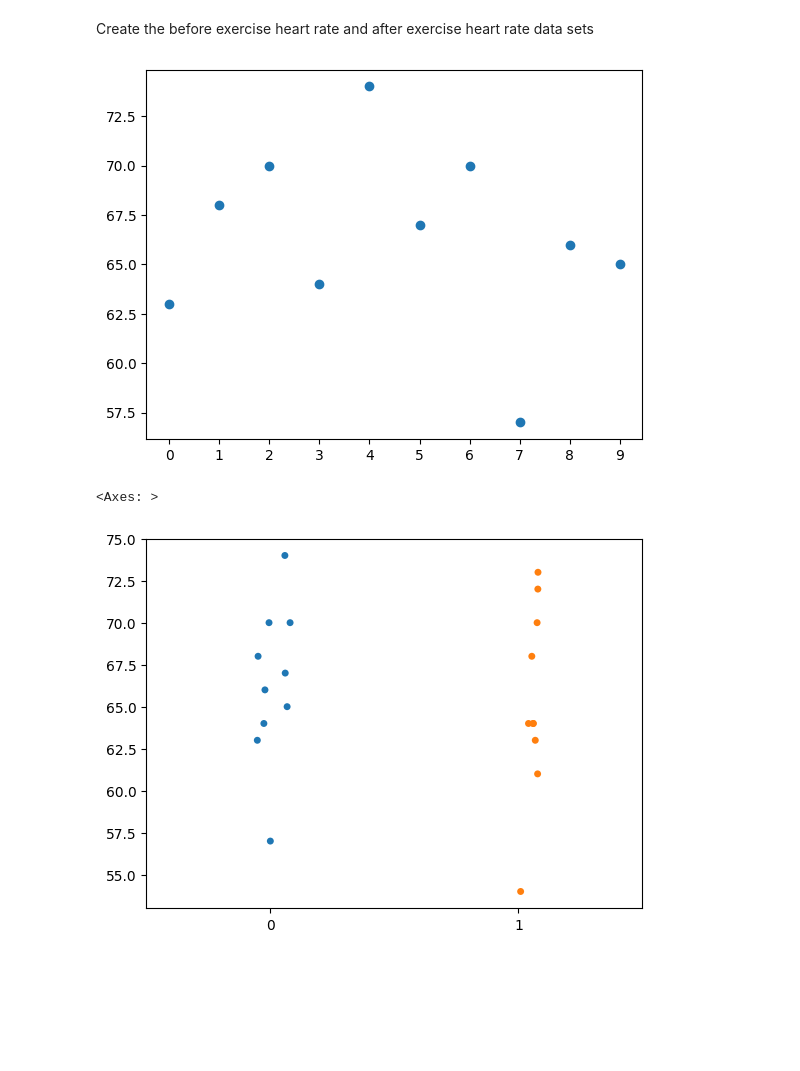
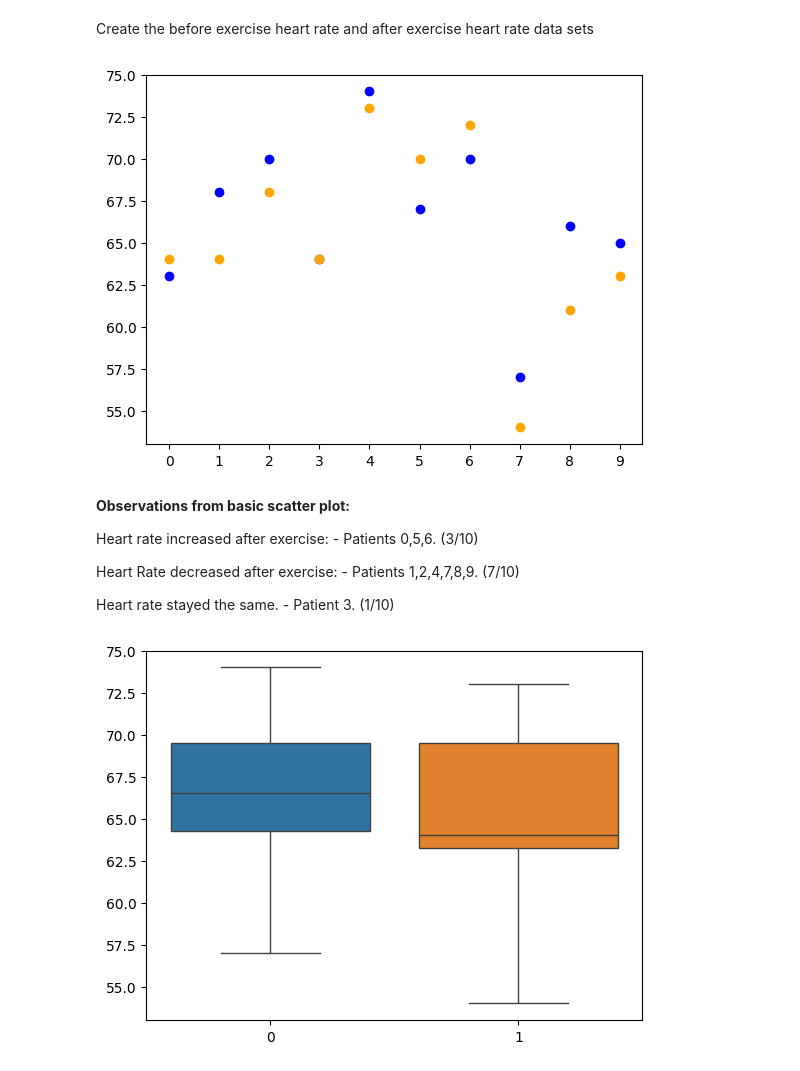
Before and after one commit to PectenMaximus/applied_statistics_ar-, a Jupyter notebook: tasks.ipynb, the cells around one changed output. Cells and saved outputs as stored; diff of their text form; code cells hidden in the pictures; blank space fills up the shorter version.

```diff
--- a/tasks.ipynb
+++ b/tasks.ipynb
@@ -361,13 +351,26 @@ hr_after_exercise = np.array([64,64,68,64,73,70,72,54,61,63])
 # Patient IDs
 ID = ["0","1","2","3","4","5","6","7","8","9"]
 # %%
-plt.scatter (ID,hr_before_exercise)
+# Scatter plot of both data sets
+plt.scatter (ID,hr_before_exercise, color  = 'blue')
+plt.scatter (ID,hr_after_exercise, color = 'orange')
 plt.xticks(np.arange(0, 10, step=1))
 plt.show()
 # %% [output]
-[figure, old version]
+[figure, new version]
+# %% [markdown]
+**Observations from basic scatter plot:**
+
+Heart rate increased after exercise:
+    - Patients 0,5,6. (3/10)
+
+Heart Rate decreased after exercise:
+    - Patients 1,2,4,7,8,9. (7/10)
+
+Heart rate stayed the same.
+    - Patient 3. (1/10)
 # %%
-sns.stripplot(data=[hr_before_exercise, hr_after_exercise])
+# Box plot
+sns.boxplot(data=[hr_before_exercise, hr_after_exercise]);
 # %% [output]
-<Axes: >
-[figure, old version]
+[figure, new version]
```
Also changed, not shown: parts of 8 cells of this notebook.
